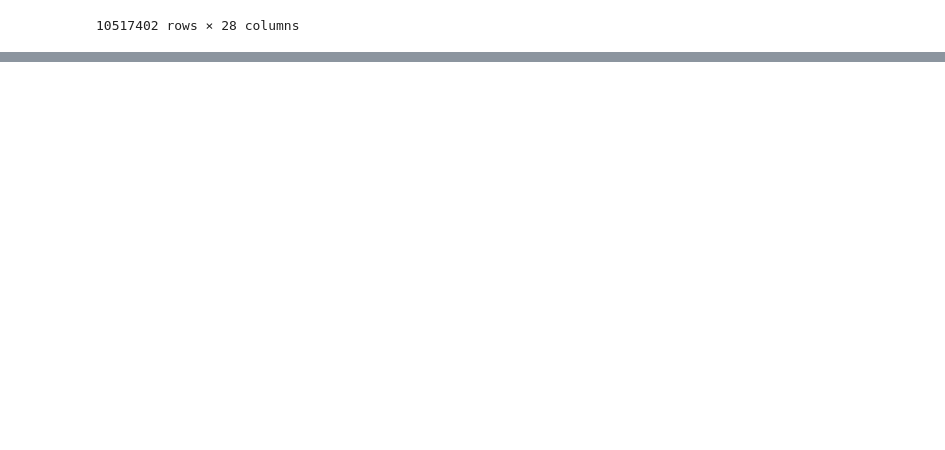
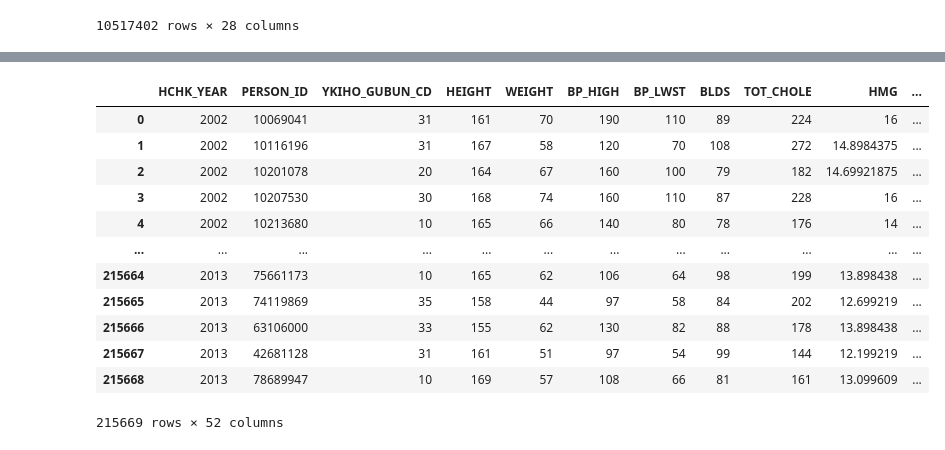
Before and after one commit to hsunlim72/Ilsan_AI_education, a Jupyter notebook: practice.ipynb, the cells around one changed output, grey strips where cells are left out. Cells and saved outputs as stored; diff of their text form; code cells hidden in the pictures; blank space fills up the shorter version.

```diff
--- a/practice.ipynb
+++ b/practice.ipynb
@@ -36,0 +95,17 @@ T30
+# %%
+GJ = pd.read_csv('{}/nhid_gj.csv'.format(cloud_directory),keep_default_na = False, encoding='cp949')
+GJ
+# %% [output]
+|  | HCHK_YEAR | PERSON_ID | YKIHO_GUBUN_CD | HEIGHT | WEIGHT | BP_HIGH | BP_LWST | BLDS | TOT_CHOLE | HMG | ... |
+| 0 | 2002 | 10069041 | 31 | 161 | 70 | 190 | 110 | 89 | 224 | 16 | ... |
+| 1 | 2002 | 10116196 | 31 | 167 | 58 | 120 | 70 | 108 | 272 | 14.8984375 | ... |
+| 2 | 2002 | 10201078 | 20 | 164 | 67 | 160 | 100 | 79 | 182 | 14.69921875 | ... |
+| 3 | 2002 | 10207530 | 30 | 168 | 74 | 160 | 110 | 87 | 228 | 16 | ... |
+| 4 | 2002 | 10213680 | 10 | 165 | 66 | 140 | 80 | 78 | 176 | 14 | ... |
+| ... | ... | ... | ... | ... | ... | ... | ... | ... | ... | ... | ... |
+| 215664 | 2013 | 75661173 | 10 | 165 | 62 | 106 | 64 | 98 | 199 | 13.898438 | ... |
+| 215665 | 2013 | 74119869 | 35 | 158 | 44 | 97 | 58 | 84 | 202 | 12.699219 | ... |
+| 215666 | 2013 | 63106000 | 33 | 155 | 62 | 130 | 82 | 88 | 178 | 13.898438 | ... |
+| 215667 | 2013 | 42681128 | 31 | 161 | 51 | 97 | 54 | 99 | 144 | 12.199219 | ... |
+| 215668 | 2013 | 78689947 | 10 | 169 | 57 | 108 | 66 | 81 | 161 | 13.099609 | ... |
+215669 rows × 52 columns
```
Also changed, not shown: parts of 6 cells of this notebook.
